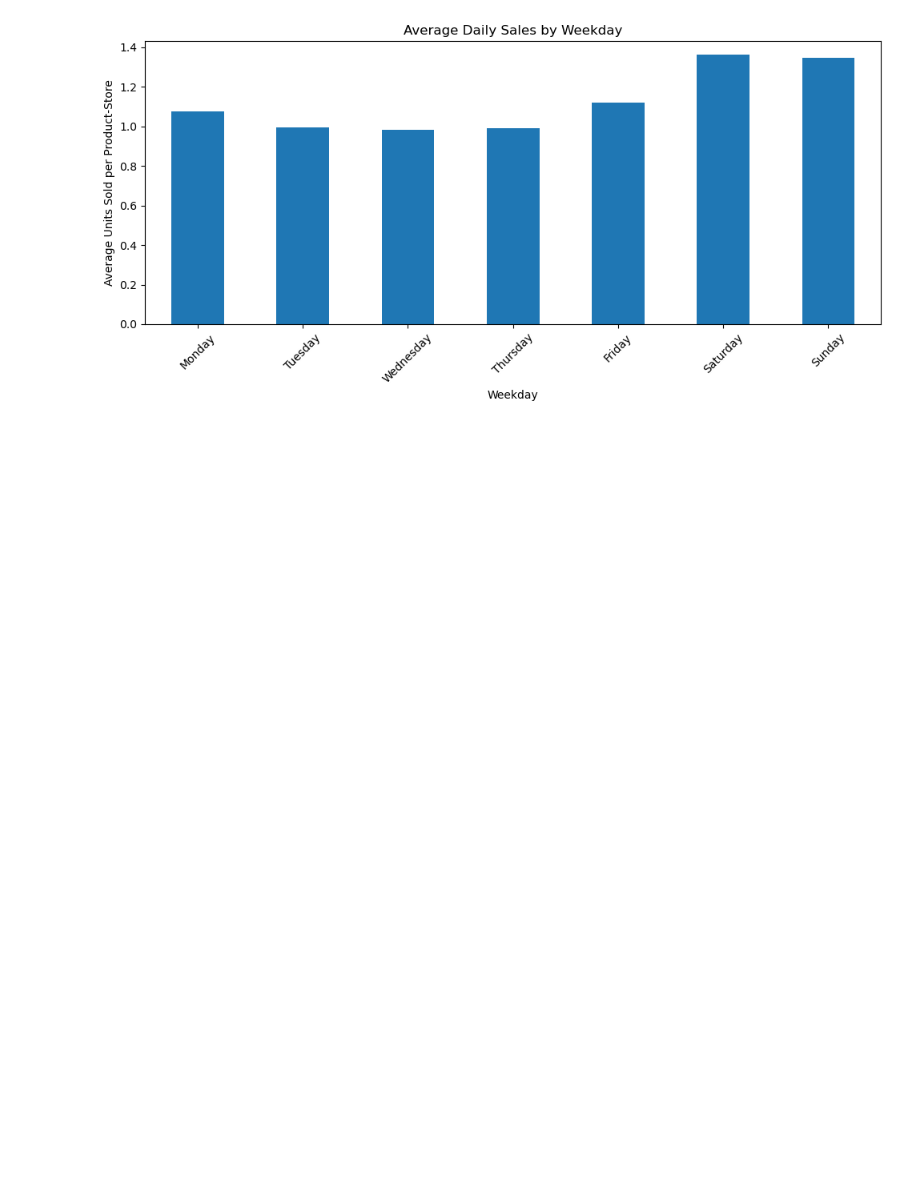
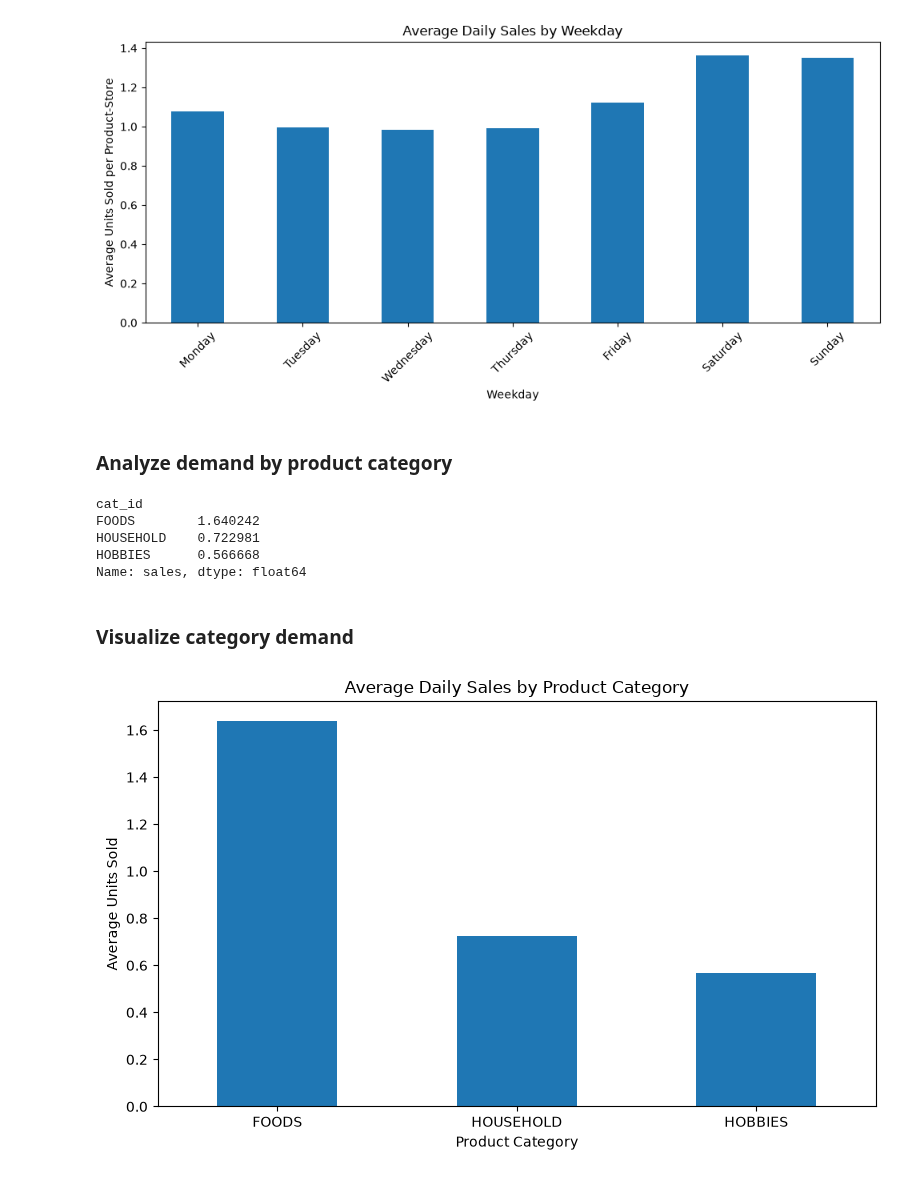
Before and after one commit to 20deepak28/demand-analysis-project, a Jupyter notebook: notebooks/02_data_prep.ipynb, the cells around one changed output. Saved outputs shown, nothing was run; the diff lists cells and outputs as text; code cells hidden in the pictures; blank space fills up the shorter version.

```diff
--- a/notebooks/02_data_prep.ipynb
+++ b/notebooks/02_data_prep.ipynb
@@ -192,3 +208,32 @@ plt.savefig("AVG_SALES_WEEKDAY.png",dpi=300,bbox_inches="tight")
 plt.show()
 # %% [output]
 [figure]
+# %% [markdown]
+### Analyze demand by product category
+# %%
+category_demand = (
+    sales_long.groupby("cat_id")["sales"]
+    .mean()
+    .sort_values(ascending=False)
+)
+
+print(category_demand)
+# %% [output]
+cat_id
+FOODS        1.640242
+HOUSEHOLD    0.722981
+HOBBIES      0.566668
+Name: sales, dtype: float64
+# %% [markdown]
+### Visualize category demand
+# %%
+category_demand.plot(kind="bar", figsize=(8, 5))
+
+plt.title("Average Daily Sales by Product Category")
+plt.xlabel("Product Category")
+plt.ylabel("Average Units Sold")
+plt.xticks(rotation=0)
+plt.tight_layout()
+plt.show()
+# %% [output]
+[figure, added]
```
Also changed, not shown: parts of 42 cells of this notebook, 1 other file.
